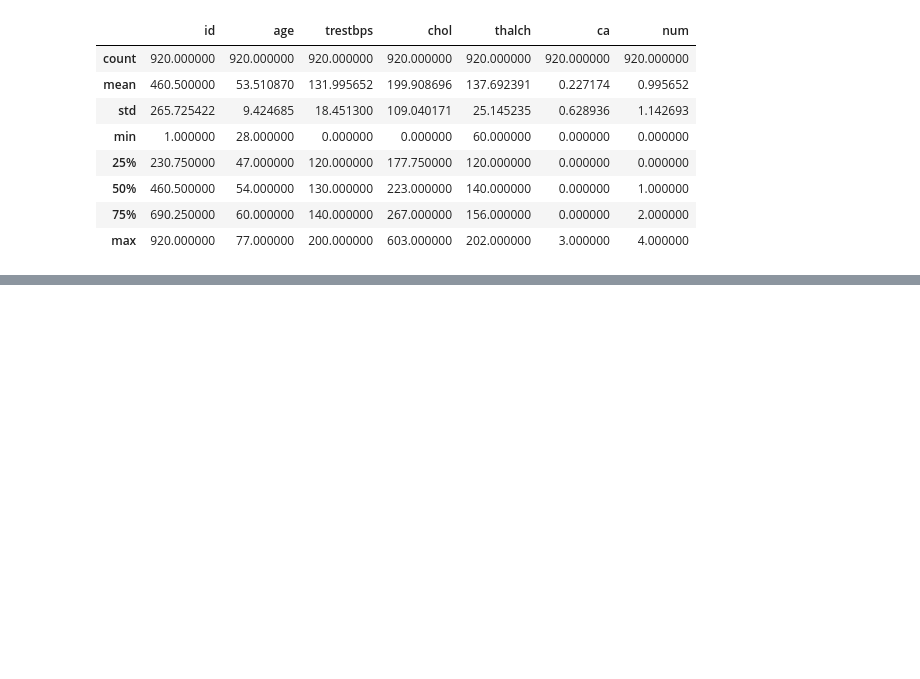
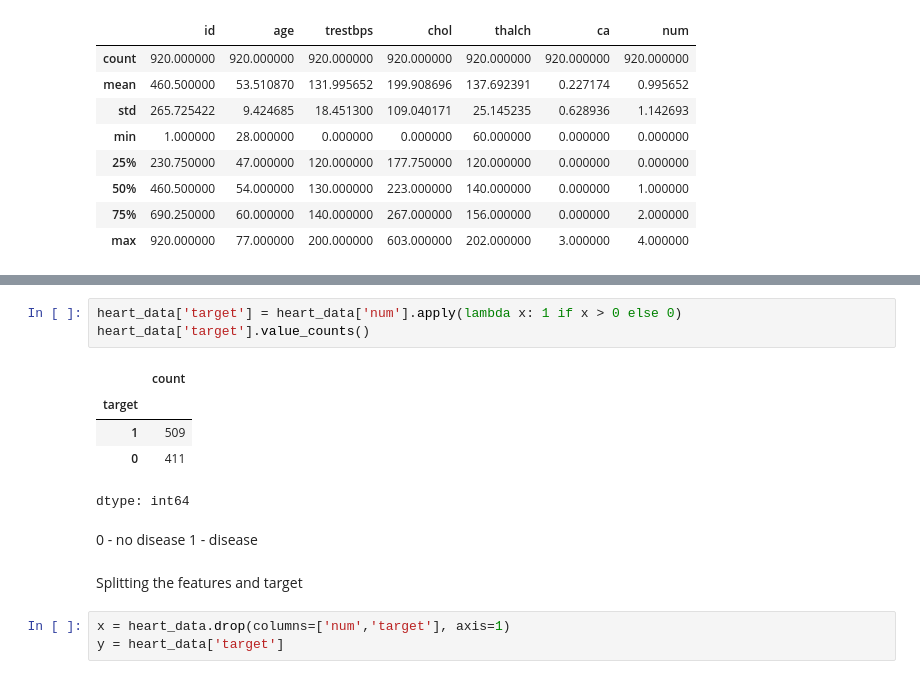
Before and after one commit to Anshika2110/Gmail-clone, a Jupyter notebook: CVD.ipynb, the cells around one changed output, grey strips where cells are left out. Cells and saved outputs as stored; diff of their text form; blank space fills up the shorter version.

```diff
--- a/CVD.ipynb
+++ b/CVD.ipynb
@@ -442,0 +477,17 @@ heart_data.describe()
+# %%
+heart_data['target'] = heart_data['num'].apply(lambda x: 1 if x > 0 else 0)
+heart_data['target'].value_counts()
+# %% [output]
+|  | count |
+| target |  |
+| 1 | 509 |
+| 0 | 411 |
+dtype: int64
+# %% [markdown]
+0 - no disease
+1 - disease
+# %% [markdown]
+Splitting the features and target
+# %%
+x = heart_data.drop(columns=['num','target'], axis=1)
+y = heart_data['target']
```
Also changed, not shown: parts of 23 cells of this notebook.
